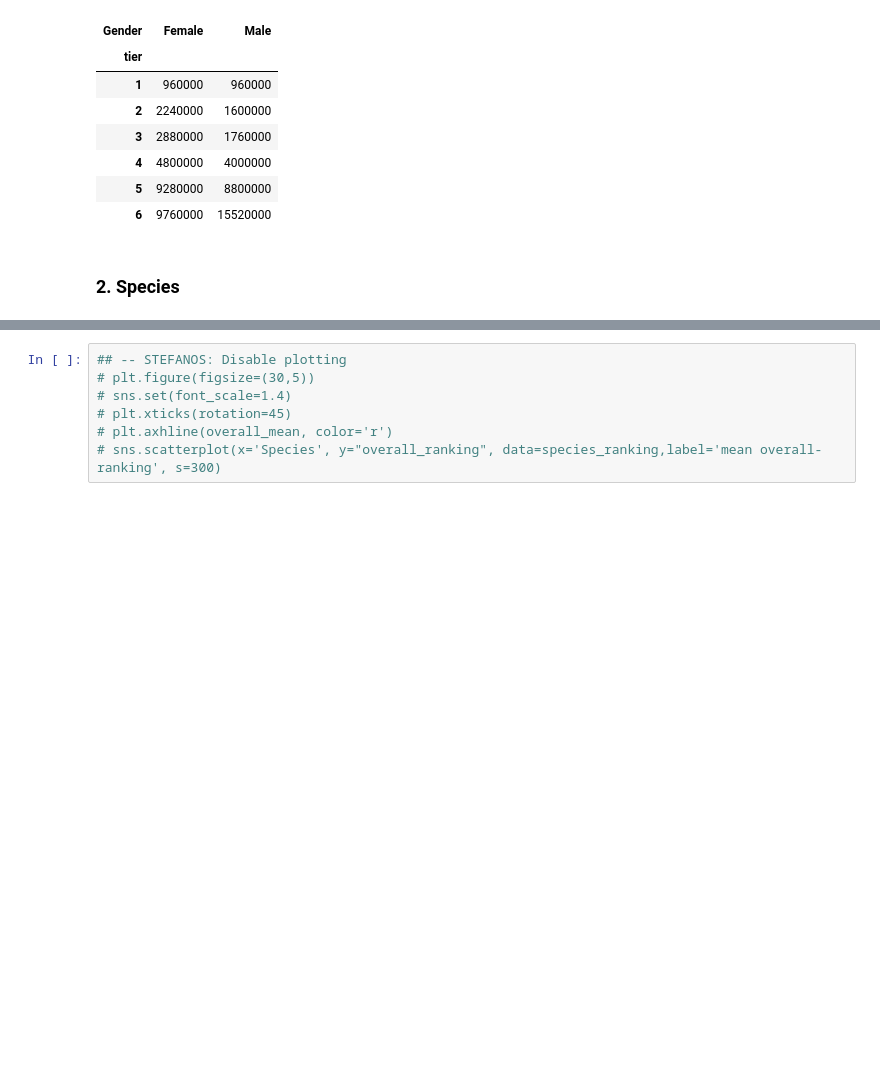
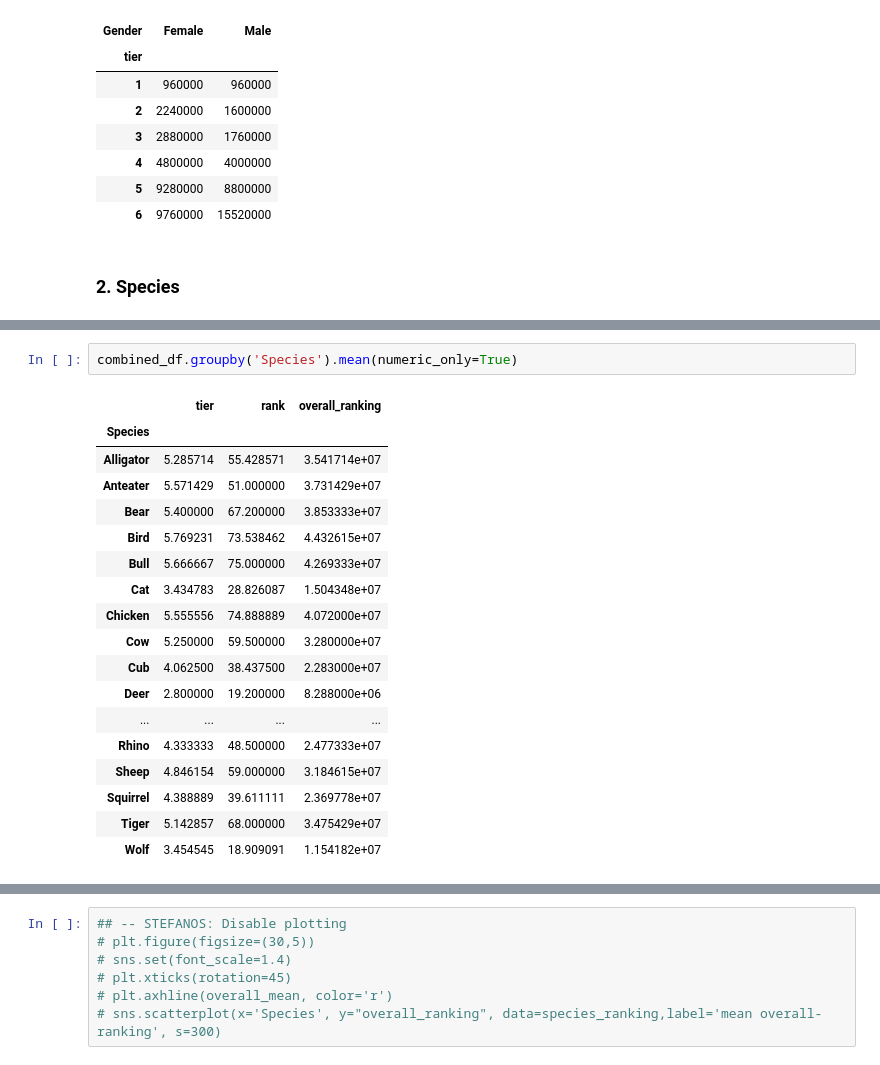
Before and after one commit to ADAPT-uiuc/dias-benchmarks, a Jupyter notebook: notebooks/ampiiere/animal-crossing-villager-popularity-analysis/src/bench.ipynb, the cells around one changed output, grey strips where cells are left out. Cells and saved outputs as stored; diff of their text form; blank space fills up the shorter version.

```diff
--- a/notebooks/ampiiere/animal-crossing-villager-popularity-analysis/src/bench.ipynb
+++ b/notebooks/ampiiere/animal-crossing-villager-popularity-analysis/src/bench.ipynb
@@ -255,2 +262,23 @@ pd.pivot_table(combined_df, index = 'tier', values = 'Catchphrase', columns="Gen
+# %%
+combined_df.groupby('Species').mean(numeric_only=True)
+# %% [output]
+|  | tier | rank | overall_ranking |
+| Species |  |  |  |
+| Alligator | 5.285714 | 55.428571 | 3.541714e+07 |
+| Anteater | 5.571429 | 51.000000 | 3.731429e+07 |
+| Bear | 5.400000 | 67.200000 | 3.853333e+07 |
+| Bird | 5.769231 | 73.538462 | 4.432615e+07 |
+| Bull | 5.666667 | 75.000000 | 4.269333e+07 |
+| Cat | 3.434783 | 28.826087 | 1.504348e+07 |
+| Chicken | 5.555556 | 74.888889 | 4.072000e+07 |
+| Cow | 5.250000 | 59.500000 | 3.280000e+07 |
+| Cub | 4.062500 | 38.437500 | 2.283000e+07 |
+| Deer | 2.800000 | 19.200000 | 8.288000e+06 |
+| ... | ... | ... | ... |
+| Rhino | 4.333333 | 48.500000 | 2.477333e+07 |
+| Sheep | 4.846154 | 59.000000 | 3.184615e+07 |
+| Squirrel | 4.388889 | 39.611111 | 2.369778e+07 |
+| Tiger | 5.142857 | 68.000000 | 3.475429e+07 |
+| Wolf | 3.454545 | 18.909091 | 1.154182e+07 |
 # %%
 # creating value counts dataframe for each species type
```
Also changed, not shown: parts of 9 cells of this notebook, 9 other files.
